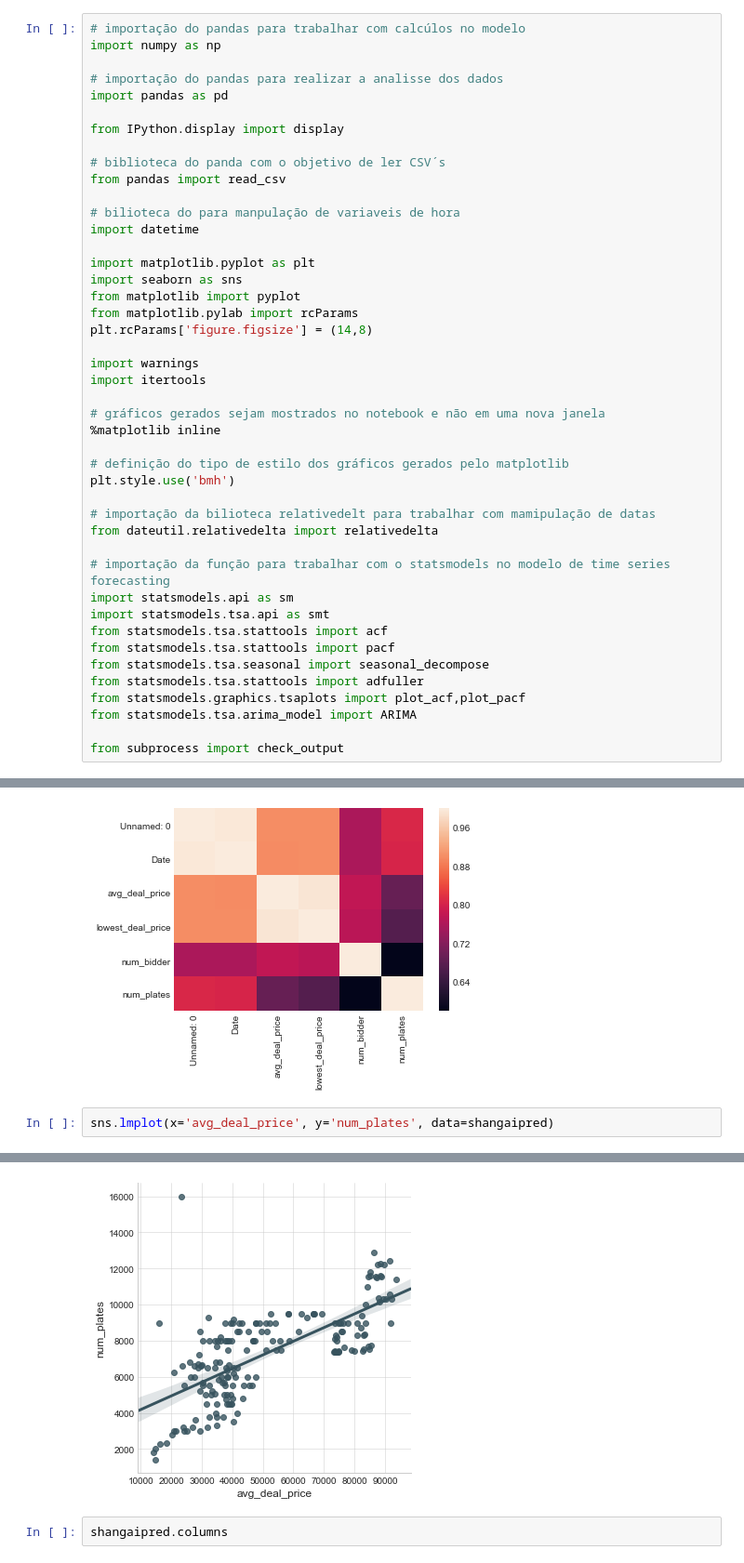
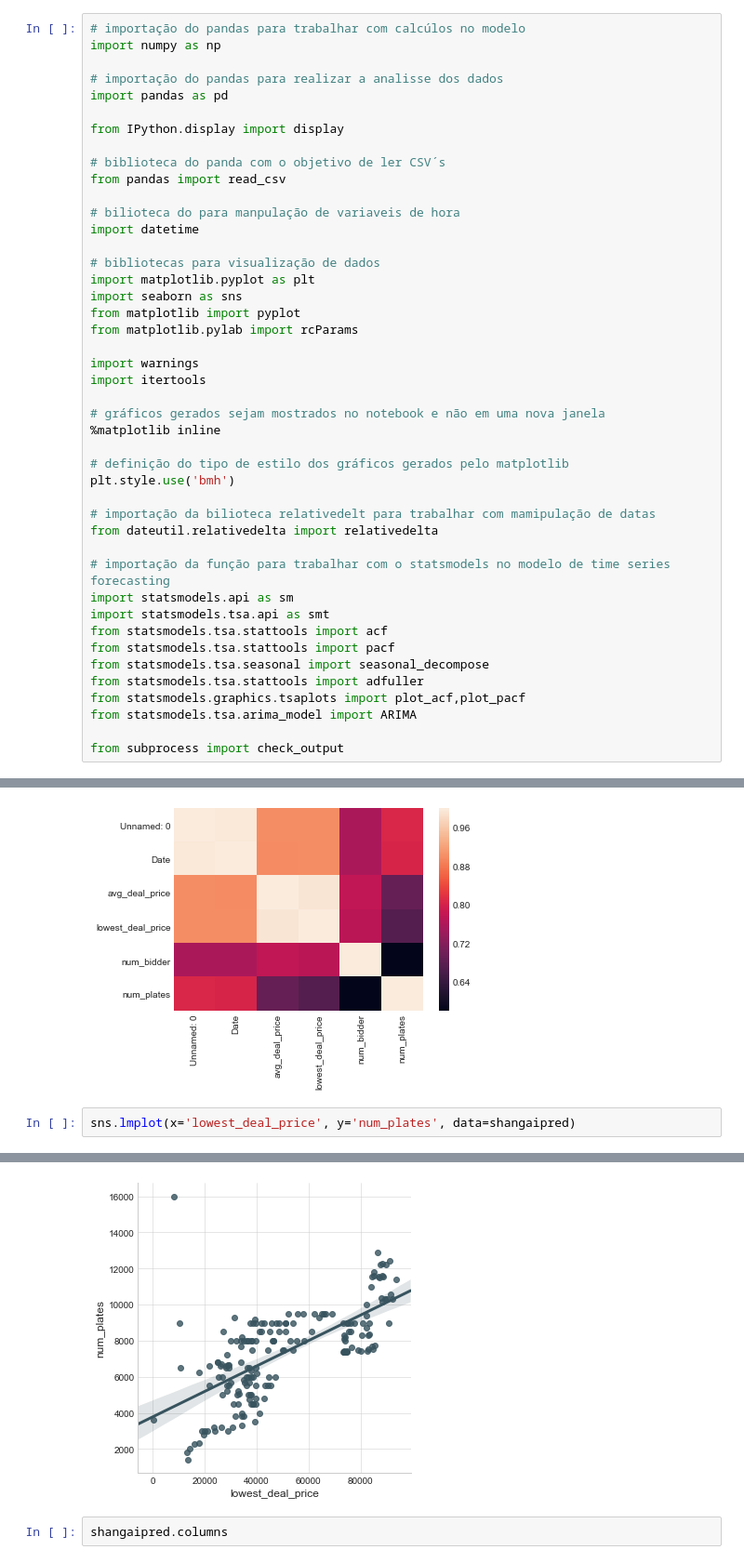
Before and after one commit to MarcusWiilo/capstone_udacity, a Jupyter notebook: capstone_project_udacity.ipynb, the cells around one changed output, grey strips where cells are left out. Shown at 93% size. Saved outputs shown, nothing was run; the diff lists cells and outputs as text.

```diff
--- a/capstone_udacity.ipynb
+++ b/capstone_project_udacity.ipynb
@@ -53,11 +53,11 @@ from pandas import read_csv
 # bilioteca do para manpulação de variaveis de hora
 import datetime
 
+# bibliotecas para visualização de dados
 import matplotlib.pyplot as plt
 import seaborn as sns
 from matplotlib import pyplot
 from matplotlib.pylab import rcParams
-plt.rcParams['figure.figsize'] = (14,8)
 
 import warnings
 import itertools
@@ -639,10 +629,10 @@ sns.heatmap(shangaipred.corr())
 <matplotlib.axes._subplots.AxesSubplot at 0x...>
 [figure]
 # %%
-sns.lmplot(x='avg_deal_price', y='num_plates', data=shangaipred)
+sns.lmplot(x='lowest_deal_price', y='num_plates', data=shangaipred)
 # %% [output]
 <seaborn.axisgrid.FacetGrid at 0x...>
-[figure, old version]
+[figure, new version]
 # %%
 shangaipred.columns
 # %% [output]
```
Also changed, not shown: parts of 71 cells of this notebook, 12 other files.
